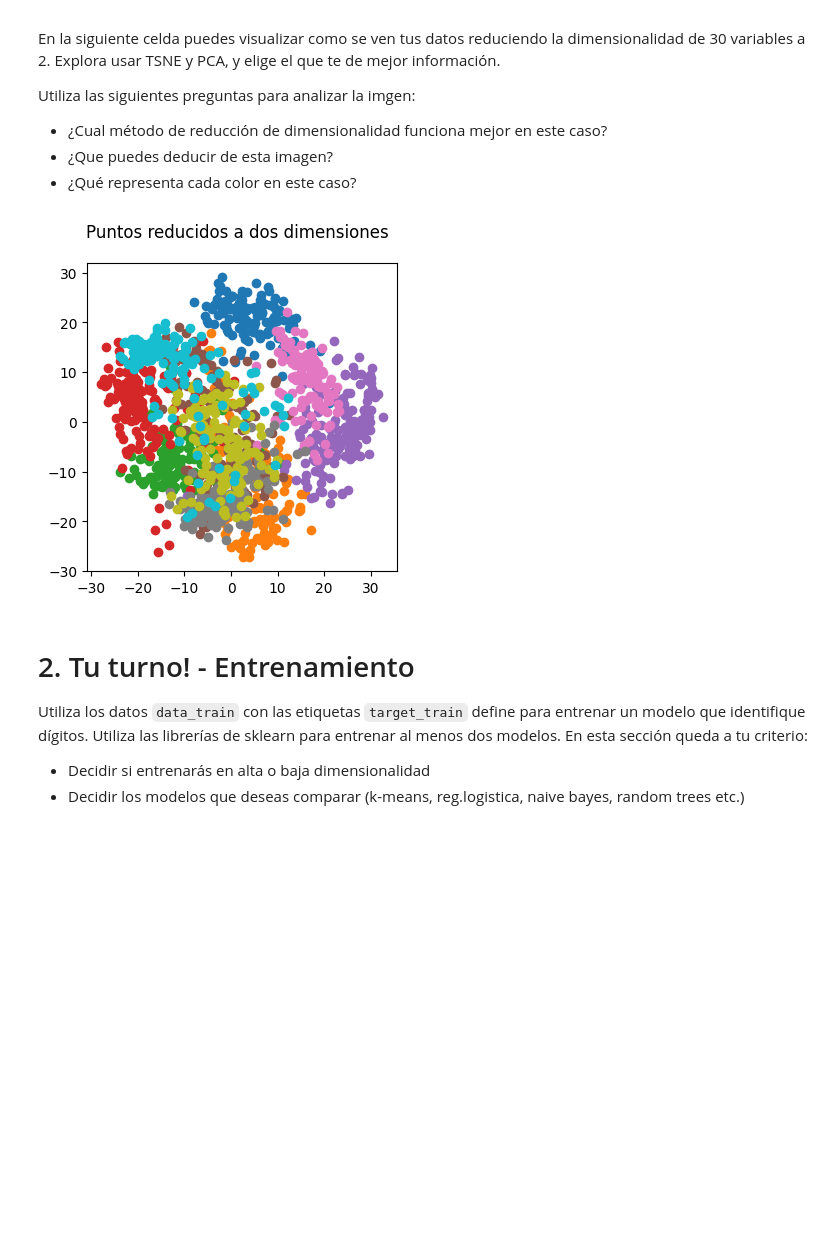
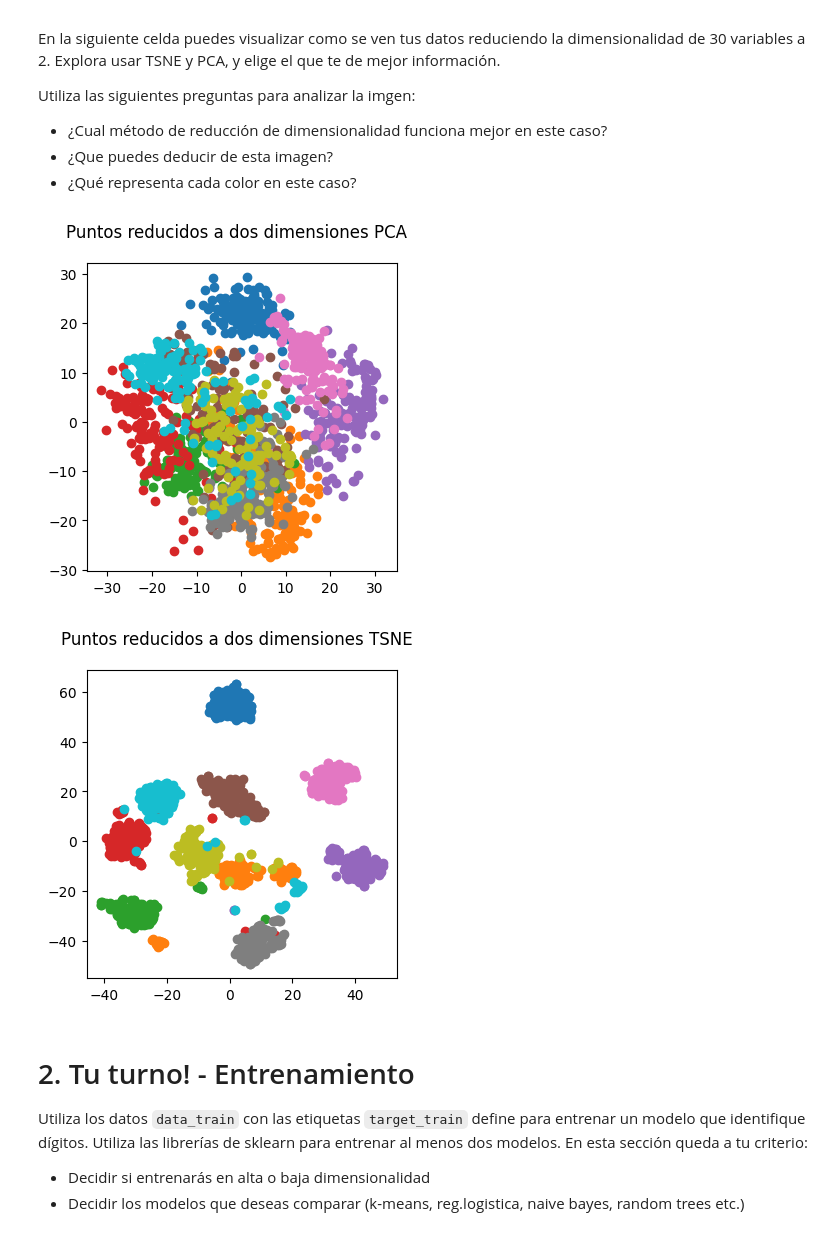
Before and after one commit to JessicaBorja/SI24, a Jupyter notebook: src/si24/proyectos/P01_digit_recognition/proyecto_1_digits.ipynb, the cells around one changed output. Cells and saved outputs as stored; diff of their text form; code cells hidden in the pictures; blank space fills up the shorter version.

```diff
--- a/src/si24/proyectos/P01_digit_recognition/proyecto_1_digits.ipynb
+++ b/src/si24/proyectos/P01_digit_recognition/proyecto_1_digits.ipynb
@@ -87,18 +87,30 @@ Utiliza las siguientes preguntas para analizar la imgen:
 # %%
 # TODO Reducimos la dimensionalidad de los datos de validacion data_val
 # a 2 dimensiones usando TSNE y/o PCA
 reduced_data = PCA(n_components = 2).fit_transform(data_train)
 
 labels = np.unique(target_train)
 fig, ax_pca = plt.subplots(1, 1, figsize=(4,4))
-fig.suptitle("Puntos reducidos a dos dimensiones")
+fig.suptitle("Puntos reducidos a dos dimensiones PCA")
 for c in labels:
     indices = np.where(target_train == c)
     plot_data = reduced_data[indices]
     ax_pca.scatter(plot_data[:, 0], plot_data[:, 1], label=f"Grupo {c}")
 plt.show()
+
+reduced_data = TSNE(n_components = 2).fit_transform(data_train)
+
+labels = np.unique(target_train)
+fig, ax_pca = plt.subplots(1, 1, figsize=(4,4))
+fig.suptitle("Puntos reducidos a dos dimensiones TSNE")
+for c in labels:
+    indices = np.where(target_train == c)
+    plot_data = reduced_data[indices]
+    ax_pca.scatter(plot_data[:, 0], plot_data[:, 1], label=f"Grupo {c}")
+plt.show()
 # %% [output]
-[figure, old version]
+[figure, new version]
+[figure, added]
 # %% [markdown]
 # 2. Tu turno! - Entrenamiento
 Utiliza los datos `data_train` con las etiquetas `target_train` define para entrenar un modelo que identifique dígitos.
```
Also changed, not shown: parts of 6 cells of this notebook.
